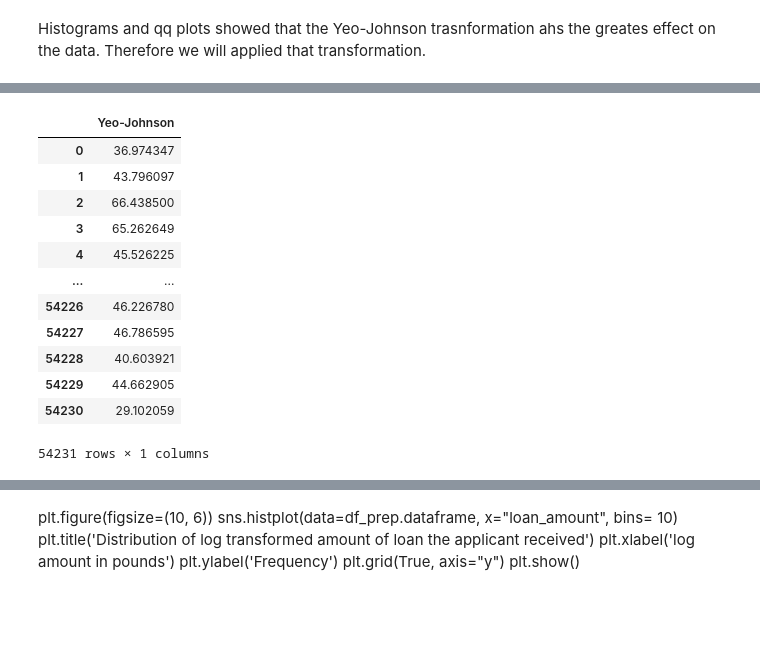
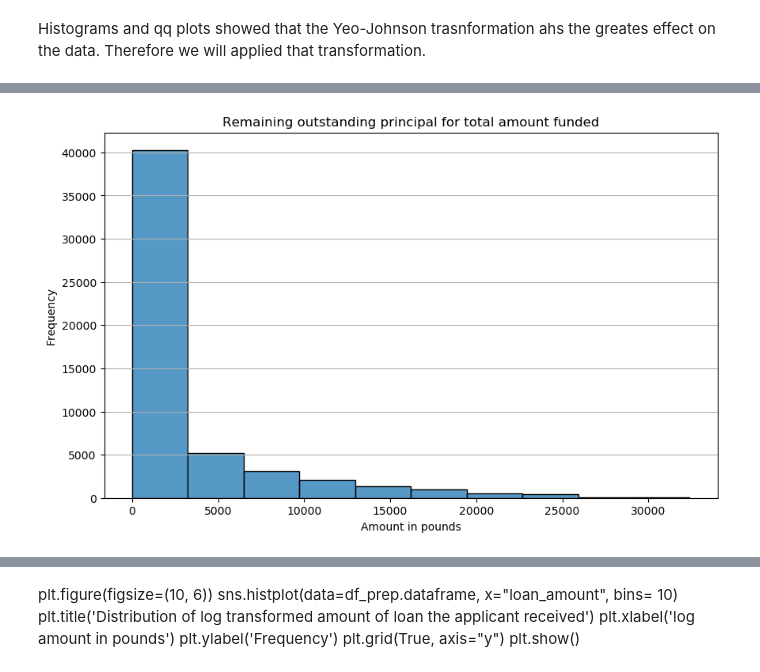
Before and after one commit to ChristianDaza/EDA_finance, a Jupyter notebook: SRC/EDA.ipynb, the cells around one changed output, grey strips where cells are left out. Saved outputs shown, nothing was run; the diff lists cells and outputs as text; code cells hidden in the pictures; blank space fills up the shorter version.

Commit message:
Correct skewness up to the nq_2yrs column.

```diff
--- a/SRC/EDA.ipynb
+++ b/SRC/EDA.ipynb
@@ -873,18 +874,10 @@ total_p_YJ_transform
 # %%
 df_prep.dataframe["total_payment"] = total_p_YJ_transform
-# %%
-total_p_YJ_transform
-# %% [output]
-|  | Yeo-Johnson |
-| 0 | 36.974347 |
-| 1 | 43.796097 |
-| 2 | 66.438500 |
-| 3 | 65.262649 |
-| 4 | 45.526225 |
-| ... | ... |
-| 54226 | 46.226780 |
-| 54227 | 46.786595 |
-| 54228 | 40.603921 |
-| 54229 | 44.662905 |
-| 54230 | 29.102059 |
-54231 rows × 1 columns
+# %%
+plots.hist_plot(dataframe= plots.dataframe,
+                column="out_prncp",
+                title= "Remaining outstanding principal for total amount funded",
+                xlabel="Amount in pounds",
+                ylabel="Frequency")
+# %% [output]
+[figure, added]
```
Also changed, not shown: parts of 44 cells of this notebook.
